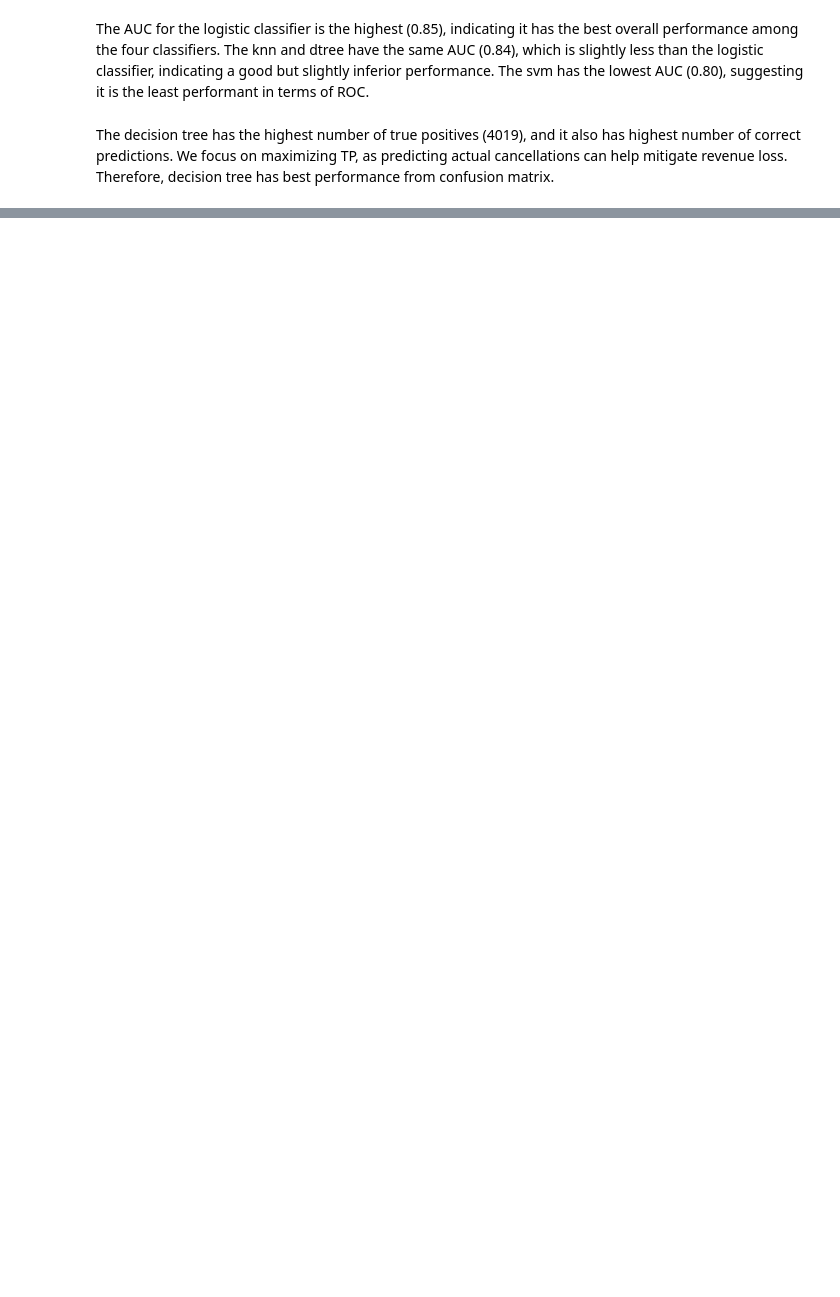
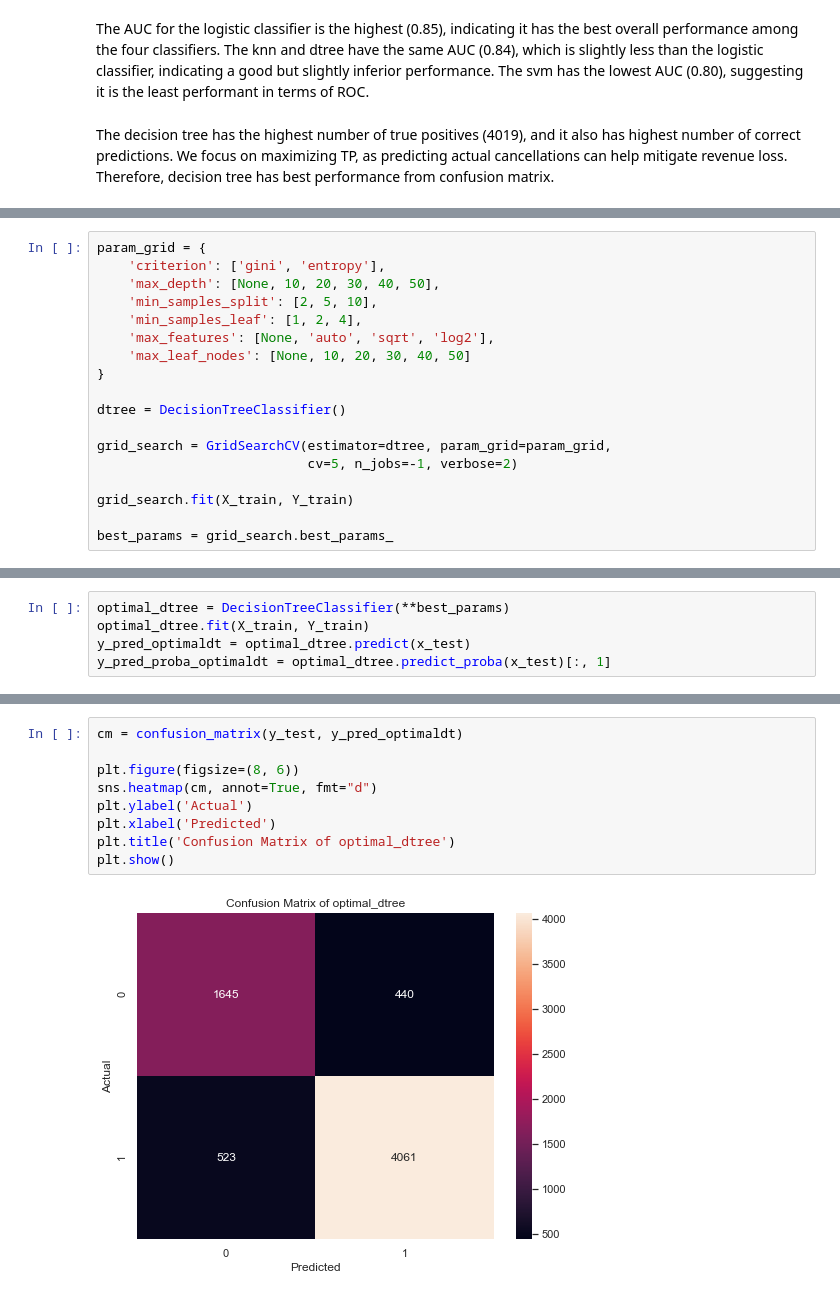
Before and after one commit to ZixiaZhou/ML1_HotelBookingProject, a Jupyter notebook: ML1_HotelBooking.ipynb, the cells around one changed output, grey strips where cells are left out. Drawn from its saved outputs; the diff is of its cells as text; blank space fills up the shorter version.

```diff
--- a/ML1_HotelBooking.ipynb
+++ b/ML1_HotelBooking.ipynb
@@ -452,0 +474,18 @@ The decision tree has the highest number of true positives (4019), and it also h
+# %%
+param_grid = {
+    'criterion': ['gini', 'entropy'],
+    'max_depth': [None, 10, 20, 30, 40, 50],
+    'min_samples_split': [2, 5, 10],
+    'min_samples_leaf': [1, 2, 4],
+    'max_features': [None, 'auto', 'sqrt', 'log2'],
+    'max_leaf_nodes': [None, 10, 20, 30, 40, 50]
+}
+
+dtree = DecisionTreeClassifier()
+
+grid_search = GridSearchCV(estimator=dtree, param_grid=param_grid,
+                           cv=5, n_jobs=-1, verbose=2)
+
+grid_search.fit(X_train, Y_train)
+
+best_params = grid_search.best_params_
@@ -452,0 +502,5 @@ The decision tree has the highest number of true positives (4019), and it also h
+# %%
+optimal_dtree = DecisionTreeClassifier(**best_params)
+optimal_dtree.fit(X_train, Y_train)
+y_pred_optimaldt = optimal_dtree.predict(x_test)
+y_pred_proba_optimaldt = optimal_dtree.predict_proba(x_test)[:, 1]
@@ -452,0 +522,11 @@ The decision tree has the highest number of true positives (4019), and it also h
+# %%
+cm = confusion_matrix(y_test, y_pred_optimaldt)
+
+plt.figure(figsize=(8, 6))
+sns.heatmap(cm, annot=True, fmt="d")
+plt.ylabel('Actual')
+plt.xlabel('Predicted')
+plt.title('Confusion Matrix of optimal_dtree')
+plt.show()
+# %% [output]
+[figure, added]
```
Also changed, not shown: parts of 13 cells of this notebook.
